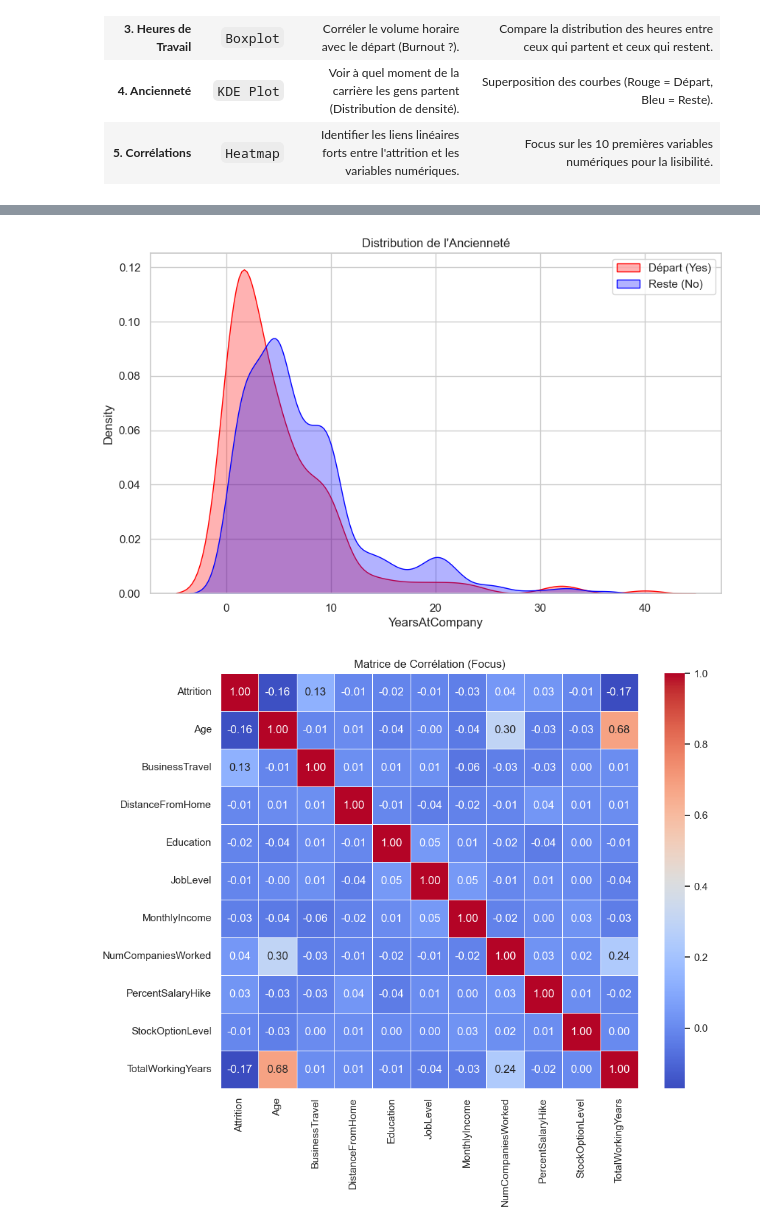
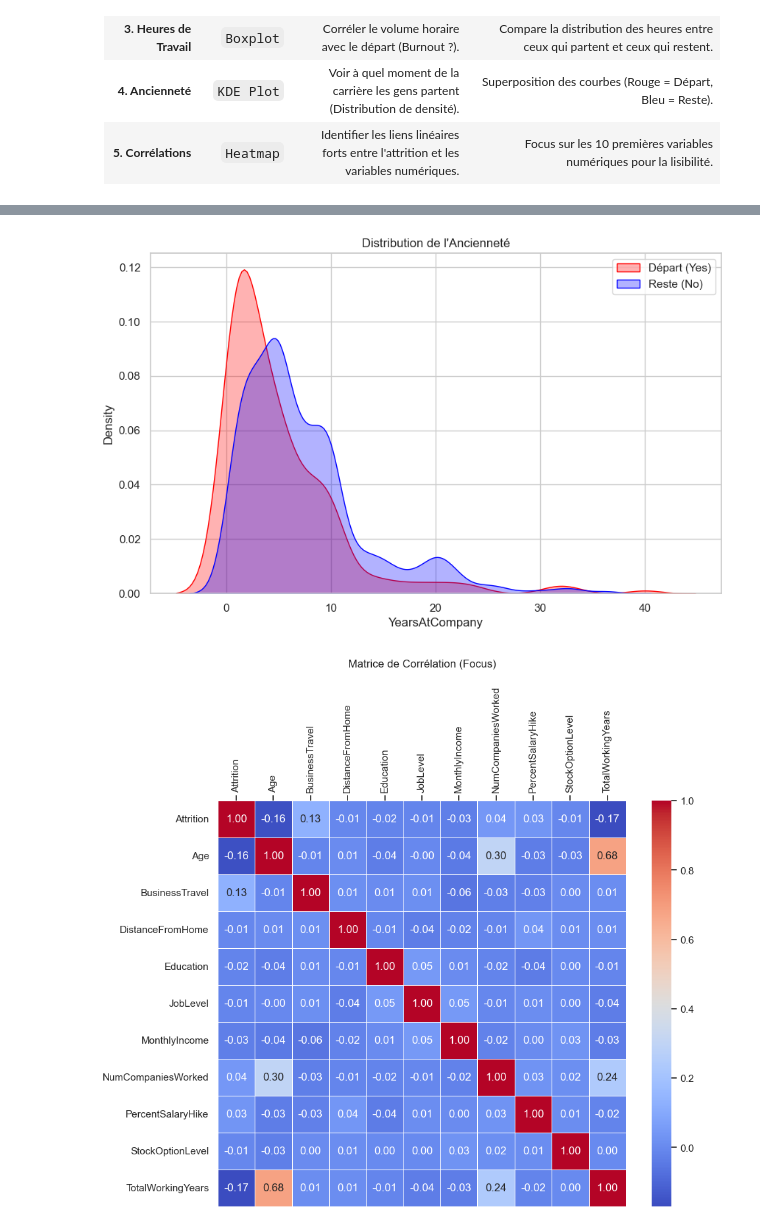
Before and after one commit to Fire-90/CESI_AI_Machine_Learning, a Jupyter notebook: Traitement.ipynb, the cells around one changed output, grey strips where cells are left out. Drawn from its saved outputs; the diff is of its cells as text; code cells hidden in the pictures.

```diff
--- a/Traitement.ipynb
+++ b/Traitement.ipynb
@@ -363,33 +365,36 @@ def analyze_and_show():
 
     plt.figure(figsize=(10, 8))
     corr = df[cols_corr].corr()
-    sns.heatmap(corr, annot=True, cmap='coolwarm', fmt=".2f", linewidths=.5)
-    plt.title('Matrice de Corrélation (Focus)')
+    ax = sns.heatmap(corr, annot=True, cmap='coolwarm', fmt=".2f", linewidths=.5)
+    ax.xaxis.tick_top()
+    ax.xaxis.set_label_position('top')
+    plt.xticks(rotation=90)
+    plt.title('Matrice de Corrélation (Focus)', pad=20)
     plt.show()
 
 if __name__ == "__main__":
     analyze_and_show()
 # %% [output]
 --- STATISTIQUES DES DONNÉES (HORS 0/1) ---
                                  mean        median           min  \
 Age                         36.923810     36.000000     18.000000
 BusinessTravel               1.086395      1.000000      0.000000
 DistanceFromHome             9.192517      7.000000      1.000000
 Education                    2.912925      3.000000      1.000000
 JobLevel                     2.063946      2.000000      1.000000
 MonthlyIncome            65029.312925  49190.000000  10090.000000
 NumCompaniesWorked           2.694830      2.000000      0.000000
 PercentSalaryHike           15.209524     14.000000     11.000000
 StockOptionLevel             0.793878      1.000000      0.000000
 TotalWorkingYears           11.279936     10.000000      0.000000
 ... (30 lines left out)
 JobSatisfaction               4.00000      1.098753
 WorkLifeBalance               4.00000      0.703195
 AverageWorkingHours          11.03096      1.340218
 TotalWorkingDays            248.00000      5.503779
 [figure]
 [figure]
 [figure]
 [figure]
 [figure]
-[figure, old version]
+[figure, new version]
```
Also changed, not shown: parts of 3 cells of this notebook.
